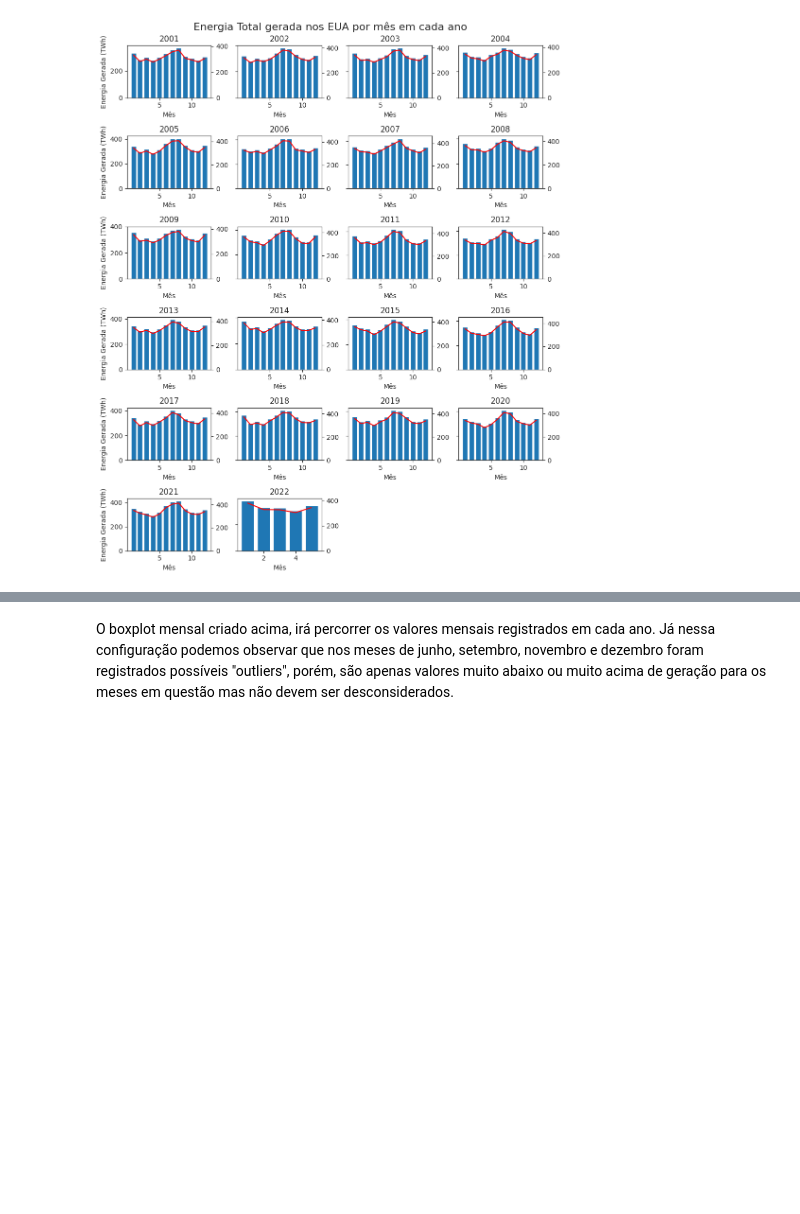
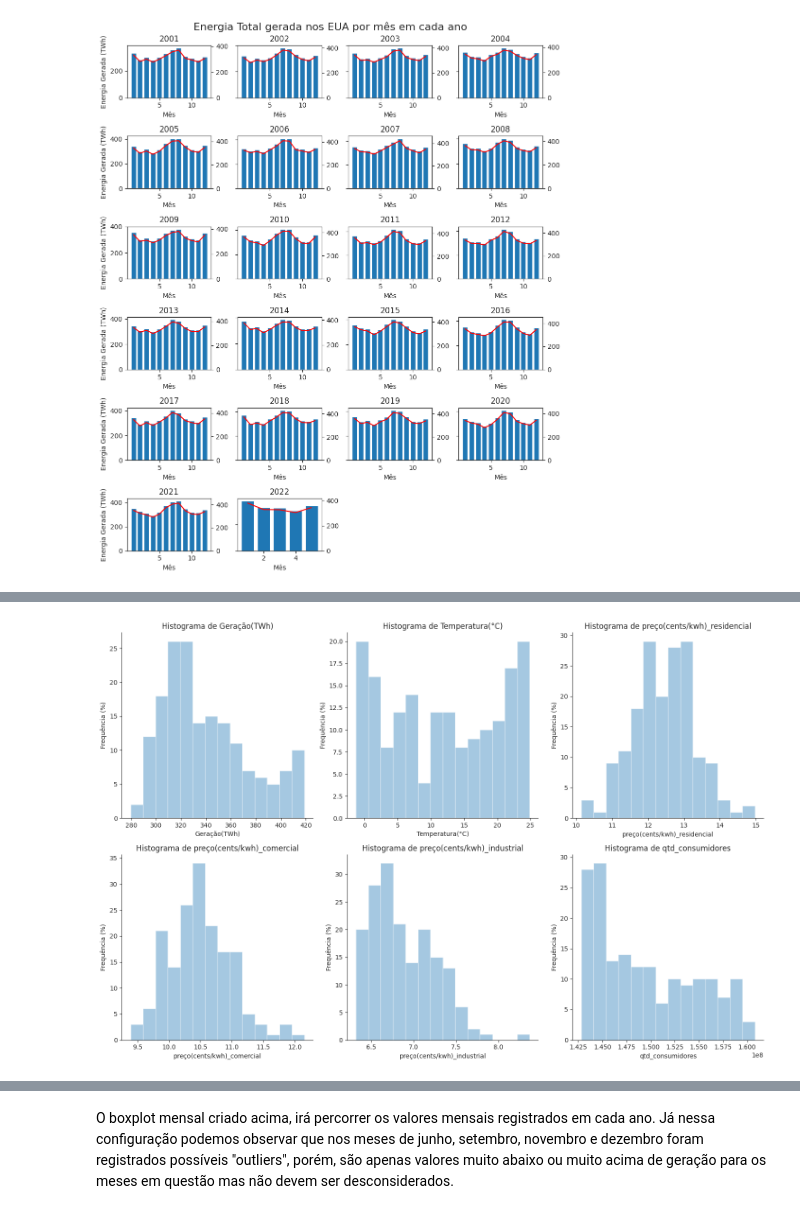
Before and after one commit to Higordevellard/MVP_01, a Jupyter notebook: mvp_sprint_1.ipynb, the cells around one changed output, grey strips where cells are left out. Cells and saved outputs as stored; diff of their text form; code cells hidden in the pictures; blank space fills up the shorter version.

```diff
--- a/mvp_sprint_1.ipynb
+++ b/mvp_sprint_1.ipynb
@@ -391,0 +474,23 @@ dt_geracao_temp.describe()
+# %%
+sns.set_style("ticks")
+
+# Criar um subplot com duas colunas
+fig, axs = plt.subplots(ncols=3, nrows=2, figsize=(15, 10))
+
+# Lista com as colunas que serão utilizadas para cada gráfico
+columns = ["Geração(TWh)", "Temperatura(°C)", "preço(cents/kwh)_residencial",
+           "preço(cents/kwh)_comercial", "preço(cents/kwh)_industrial", "qtd_consumidores"]
+
+# Loop for para iterar sobre os subplots
+for i, ax in enumerate(axs.flatten()):
+    # Plotar o gráfico correspondente à coluna
+    sns.distplot(dataset_completo[columns[i]], kde=False, bins=14, ax=ax)
+    ax.set_xlabel(columns[i])
+    ax.set_ylabel("Frequência (%)")
+    ax.set_title(f"Histograma de {columns[i]}")
+    sns.despine()
+
+plt.tight_layout()
+plt.show()
+# %% [output]
+[figure, added]
```
Also changed, not shown: parts of 44 cells of this notebook.
